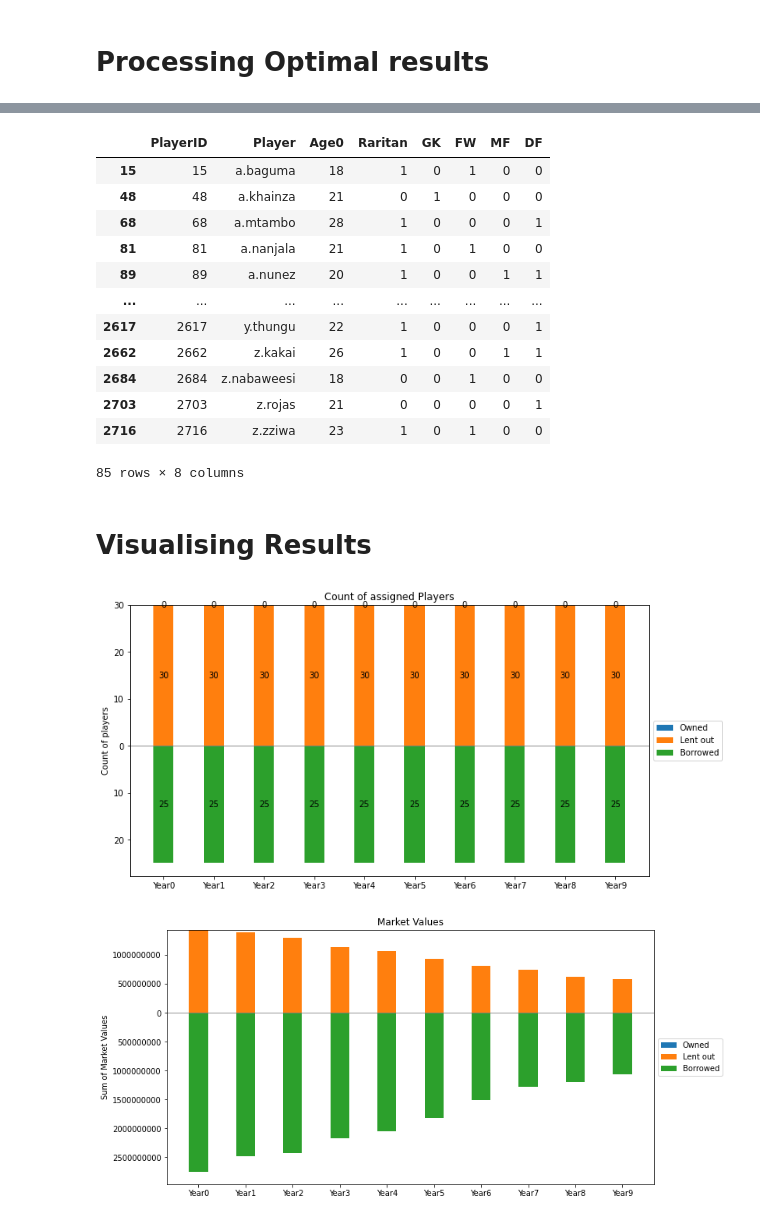
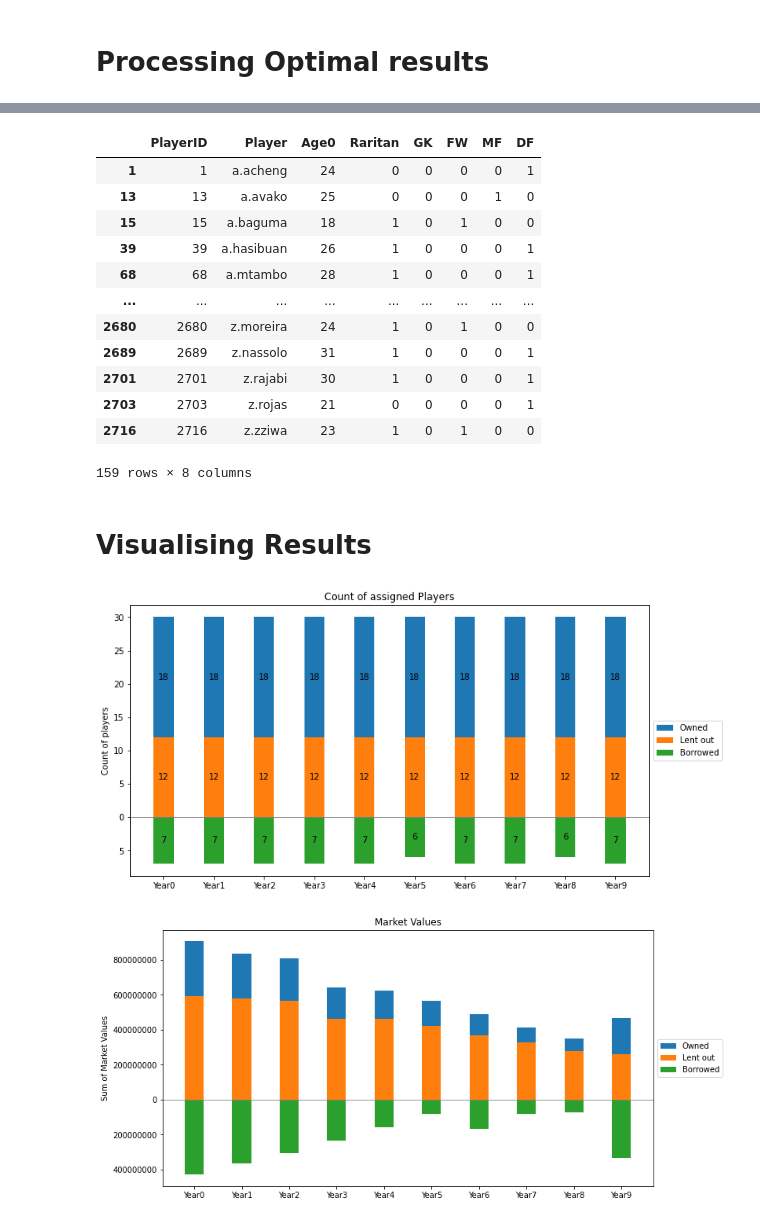
Before and after one commit to yunwaiho/rarita-football-club, a Jupyter notebook: code-team-selection/selection-results.ipynb, the cells around one changed output, grey strips where cells are left out. Drawn from its saved outputs; the diff is of its cells as text; code cells hidden in the pictures.

Commit message:
50 trial selection with other expenses and revenue

```diff
--- a/code-team-selection/selection-results.ipynb
+++ b/code-team-selection/selection-results.ipynb
@@ -8,7 +8,7 @@ import matplotlib.pyplot as plt
 # %% [markdown]
 # Processing Optimal results
 # %%
-large = True
+large = False
 if large:
     path = "/large"
 else:
@@ -86,18 +86,18 @@ player_info.index = players
 player_info
 # %% [output]
 |  | PlayerID | Player | Age0 | Raritan | GK | FW | MF | DF |
+| 1 | 1 | a.acheng | 24 | 0 | 0 | 0 | 0 | 1 |
+| 13 | 13 | a.avako | 25 | 0 | 0 | 0 | 1 | 0 |
 | 15 | 15 | a.baguma | 18 | 1 | 0 | 1 | 0 | 0 |
-| 48 | 48 | a.khainza | 21 | 0 | 1 | 0 | 0 | 0 |
+| 39 | 39 | a.hasibuan | 26 | 1 | 0 | 0 | 0 | 1 |
 | 68 | 68 | a.mtambo | 28 | 1 | 0 | 0 | 0 | 1 |
-| 81 | 81 | a.nanjala | 21 | 1 | 0 | 1 | 0 | 0 |
-| 89 | 89 | a.nunez | 20 | 1 | 0 | 0 | 1 | 1 |
 | ... | ... | ... | ... | ... | ... | ... | ... | ... |
-| 2617 | 2617 | y.thungu | 22 | 1 | 0 | 0 | 0 | 1 |
-| 2662 | 2662 | z.kakai | 26 | 1 | 0 | 0 | 1 | 1 |
-| 2684 | 2684 | z.nabaweesi | 18 | 0 | 0 | 1 | 0 | 0 |
+| 2680 | 2680 | z.moreira | 24 | 1 | 0 | 1 | 0 | 0 |
+| 2689 | 2689 | z.nassolo | 31 | 1 | 0 | 0 | 0 | 1 |
+| 2701 | 2701 | z.rajabi | 30 | 1 | 0 | 0 | 0 | 1 |
 | 2703 | 2703 | z.rojas | 21 | 0 | 0 | 0 | 0 | 1 |
 | 2716 | 2716 | z.zziwa | 23 | 1 | 0 | 1 | 0 | 0 |
-85 rows × 8 columns
+159 rows × 8 columns
 # %%
 player_selection = player_info.join(assignment, on='PlayerID')
 player_selection
@@ -144,12 +144,12 @@ ax.legend(loc='center left', bbox_to_anchor=(1, 0.5))
 
 plt.show()
 # %% [output]
-[figure, old version]
+[figure, new version]
 # %%
 market_values = pd.read_csv("../data/optim-data/0_selection_mv.csv", index_col=0,).drop(['player_id', 'trial'], axis=1).values
 n_time = market_values.shape[1]
 n_trials = int(market_values.shape[0]/n_players)
-market_values = np.mean(market_values.reshape((n_trials, n_players, n_time)), axis=0)
+market_values = np.median(market_values.reshape((n_trials, n_players, n_time)), axis=0)
 
 owned = [sum([market_values[int(playerid), year] for playerid, asm in row.iteritems() if asm == 'o']) for year, row in enumerate(player_assignment_year)]
 lent = [sum([market_values[int(playerid), year] for playerid, asm in row.iteritems() if asm == 'l']) for year, row in enumerate(player_assignment_year)]
@@ -159,31 +159,31 @@ width = 0.4
 
 fig, ax = plt.subplots()
 
 fig.set_figheight(6)
 fig.set_figwidth(14)
 
 p1 = ax.bar(years, owned, width, bottom=lent,label='Owned')
 p2 = ax.bar(years, lent, width, label='Lent out')
 p3 = ax.bar(years, borrowed, width, label='Borrowed')
 
 ax.set_ylabel('Sum of Market Values')
 ax.set_title('Market Values')
 ax.axhline(0, color='grey', linewidth=0.8)
 
 # Label with label_type 'center' instead of the default 'edge'
 # ax.bar_label(p1, label_type='center')
 # ax.bar_label(p2, label_type='center')
 # ax.bar_label(p3, label_type='center', labels=[-x for x in borrowed])
 
 ticks =  ax.get_yticks()
 # set labels to absolute values and with integer representation
 ax.set_yticklabels([int(abs(tick)) for tick in ticks])
 # Shrink current axis by 20%
 box = ax.get_position()
 ax.set_position([box.x0, box.y0, box.width * 0.8, box.height])
 # Put a legend to the right of the current axis
 ax.legend(loc='center left', bbox_to_anchor=(1, 0.5))
 
 plt.show()
 # %% [output]
-[figure, old version]
+[figure, new version]
```
Also changed, not shown: parts of 4 cells of this notebook, 3 other files.
